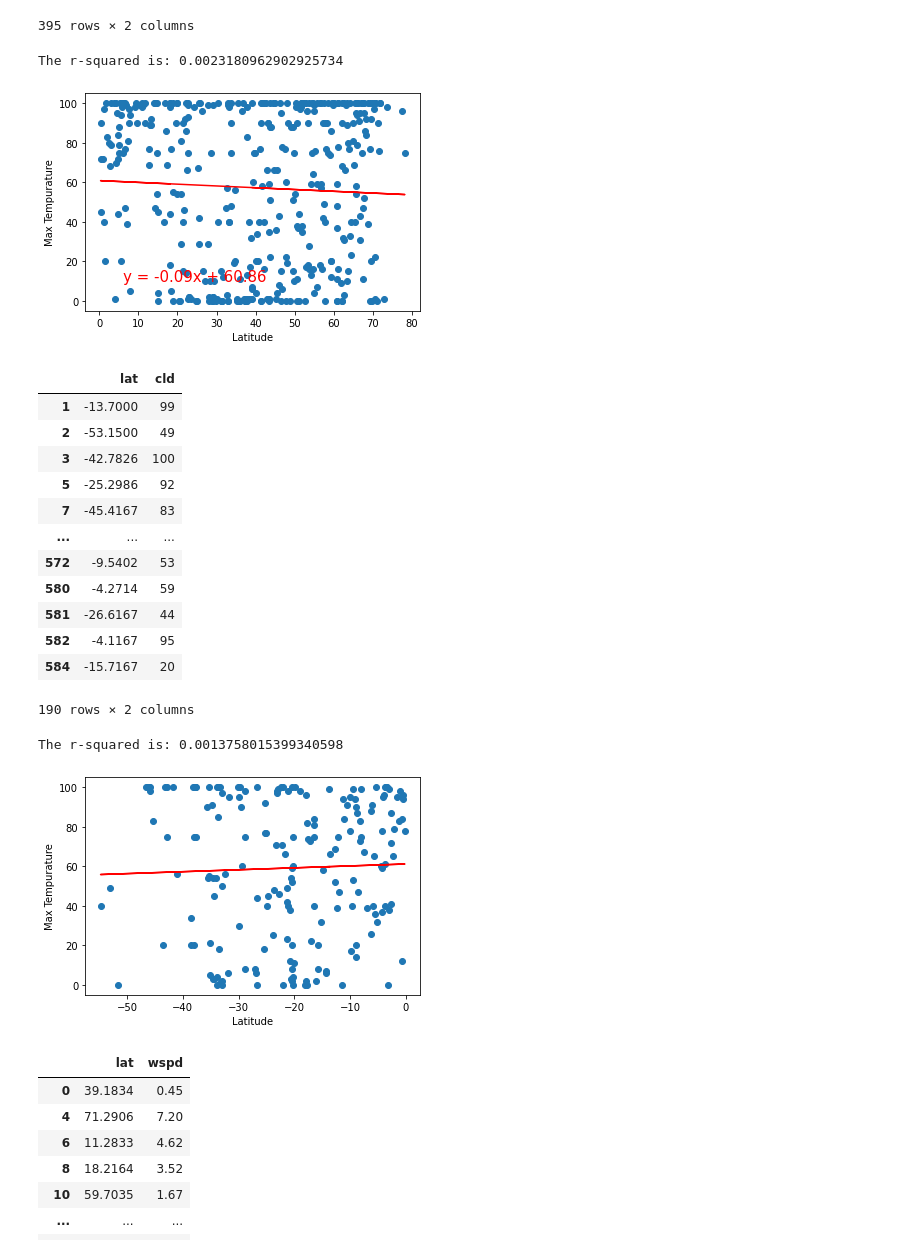
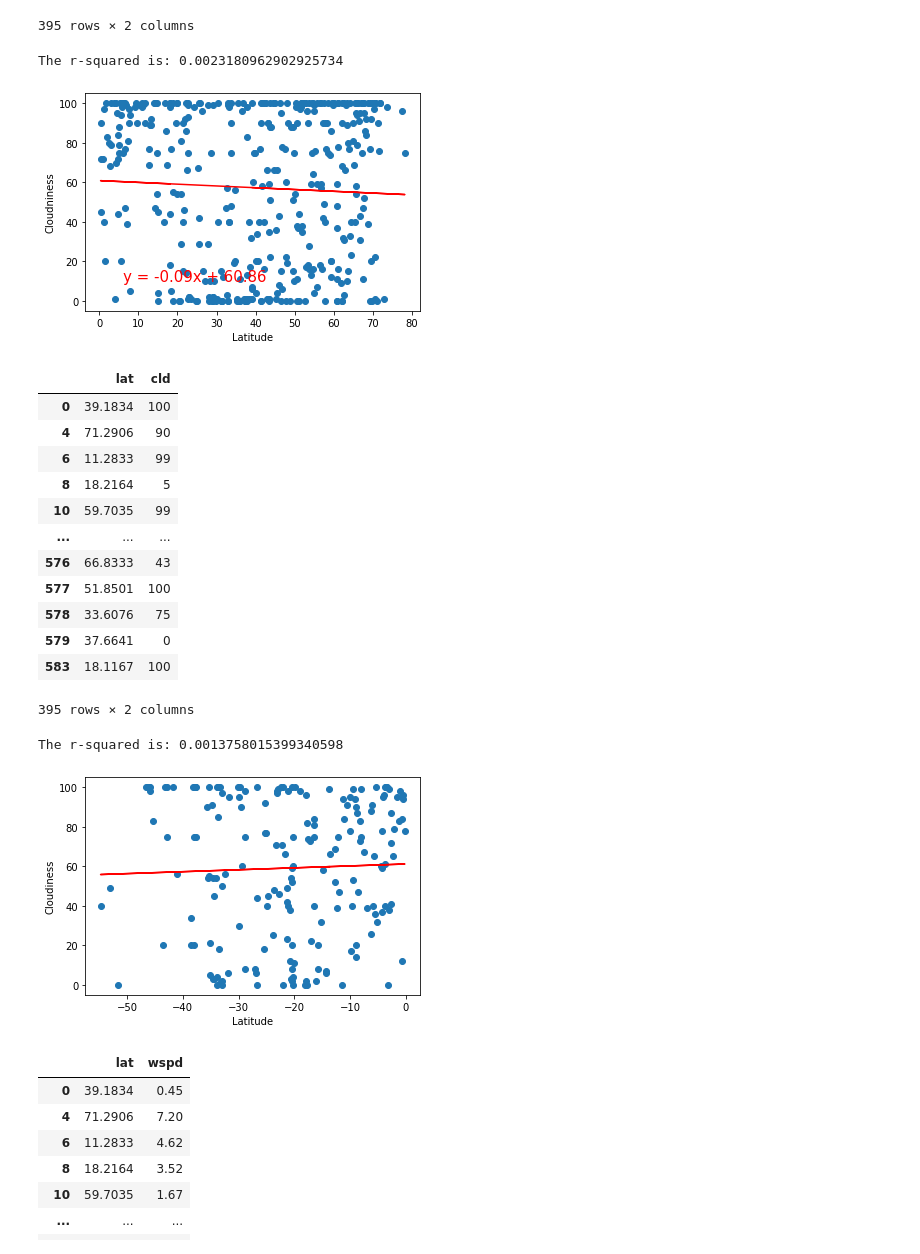
Before and after one commit to WACunninghamIV/Weather_Py, a Jupyter notebook: WeatherPy/WeatherPy.ipynb, the cells around one changed output. Drawn from its saved outputs; the diff is of its cells as text; code cells hidden in the pictures.

```diff
--- a/WeatherPy/WeatherPy.ipynb
+++ b/WeatherPy/WeatherPy.ipynb
@@ -340,37 +340,37 @@ lat_and_cld_pos
 # %%
 x_values = lat_and_cld_pos["lat"]
 y_values = lat_and_cld_pos["cld"]
 (slope, intercept, rvalue, pvalue, stderr) = linregress(x_values, y_values)
 regress_values = x_values * slope + intercept
 line_eq = "y = " + str(round(slope,2)) + "x + " + str(round(intercept,2))
 plt.scatter(x_values,y_values)
 plt.plot(x_values,regress_values,"r-")
 plt.annotate(line_eq,(6,10),fontsize=15,color="red")
 plt.xlabel('Latitude')
-plt.ylabel('Max Tempurature')
+plt.ylabel('Cloudniness')
 print(f"The r-squared is: {rvalue**2}")
 plt.show()
 # %% [output]
 The r-squared is: 0.0023180962902925734
-[figure, old version]
+[figure, new version]
 # %%
 lat_and_cld = CleanCity_df[["lat","cld"]]
-lat_and_cld_neg = lat_and_cld[lat_and_cld["lat"] < 0]
-lat_and_cld_neg
+lat_and_cld_pos = lat_and_cld[lat_and_cld["lat"] > 0]
+lat_and_cld_pos
 # %% [output]
 |  | lat | cld |
-| 1 | -13.7000 | 99 |
-| 2 | -53.1500 | 49 |
-| 3 | -42.7826 | 100 |
-| 5 | -25.2986 | 92 |
-| 7 | -45.4167 | 83 |
+| 0 | 39.1834 | 100 |
+| 4 | 71.2906 | 90 |
+| 6 | 11.2833 | 99 |
+| 8 | 18.2164 | 5 |
+| 10 | 59.7035 | 99 |
 | ... | ... | ... |
-| 572 | -9.5402 | 53 |
-| 580 | -4.2714 | 59 |
-| 581 | -26.6167 | 44 |
-| 582 | -4.1167 | 95 |
-| 584 | -15.7167 | 20 |
+| 576 | 66.8333 | 43 |
+| 577 | 51.8501 | 100 |
+| 578 | 33.6076 | 75 |
+| 579 | 37.6641 | 0 |
+| 583 | 18.1167 | 100 |
-190 rows × 2 columns
+395 rows × 2 columns
 # %%
 x_values = lat_and_cld_neg["lat"]
 y_values = lat_and_cld_neg["cld"]
@@ -381,12 +381,12 @@ plt.scatter(x_values,y_values)
 plt.plot(x_values,regress_values,"r-")
 plt.annotate(line_eq,(6,10),fontsize=15,color="red")
 plt.xlabel('Latitude')
-plt.ylabel('Max Tempurature')
+plt.ylabel('Cloudiness')
 print(f"The r-squared is: {rvalue**2}")
 plt.show()
 # %% [output]
 The r-squared is: 0.0013758015399340598
-[figure, old version]
+[figure, new version]
 # %%
 lat_and_cld = CleanCity_df[["lat","wspd"]]
 lat_and_wspd_pos = lat_and_wspd[lat_and_wspd["lat"] > 0]
```
Also changed, not shown: parts of 4 cells of this notebook.
